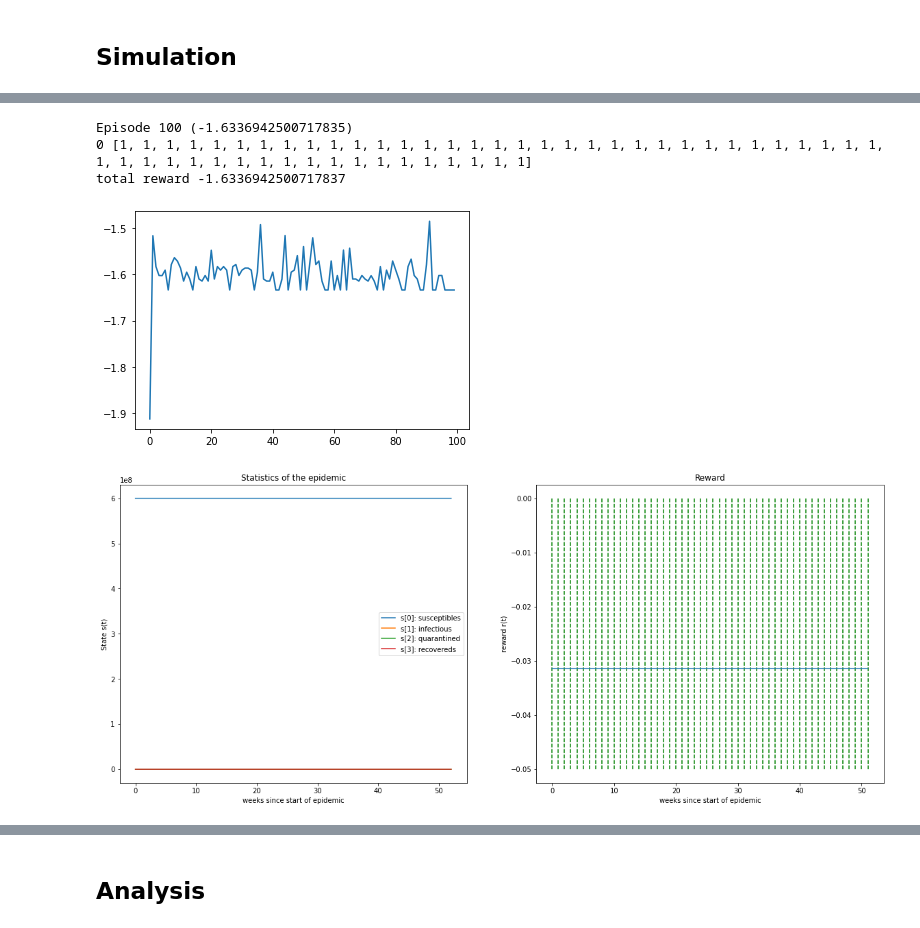
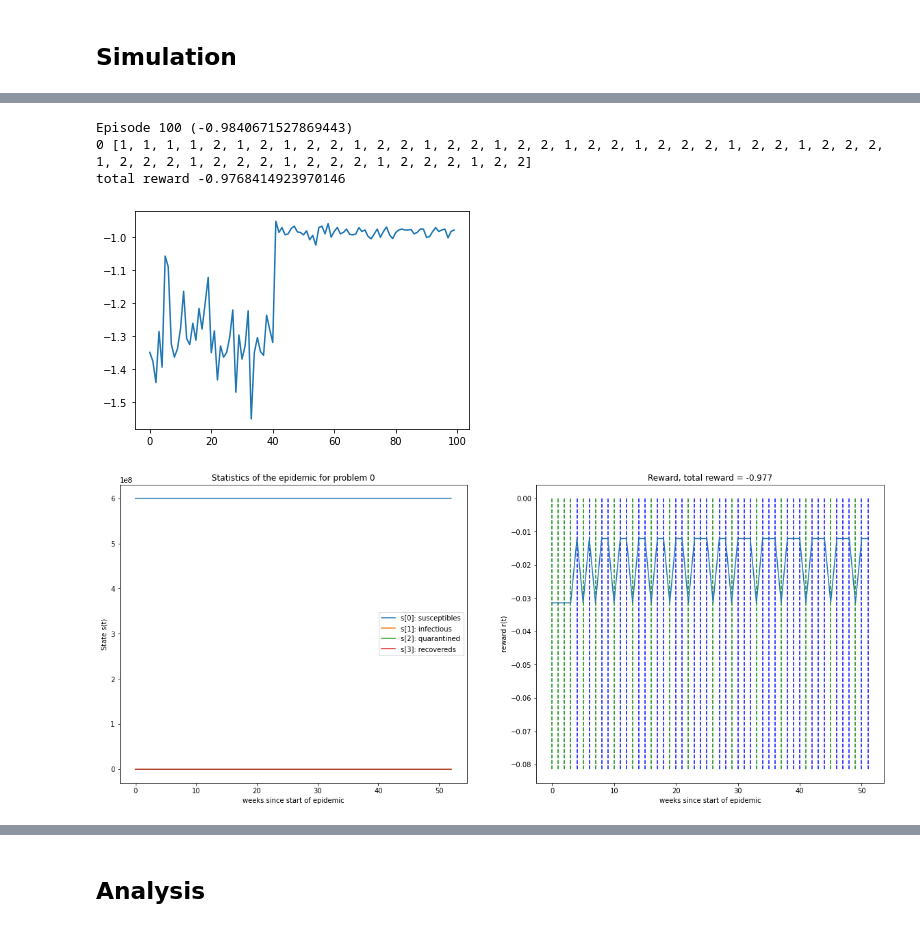
Before and after one commit to erolm-a/ai-coursework-2020, a Jupyter notebook: notebooks/run_qlearning_dl.ipynb, the cells around one changed output, grey strips where cells are left out. Drawn from its saved outputs; the diff is of its cells as text; code cells hidden in the pictures.

Commit message:
remake dql plots with new utils.py functions

```diff
--- a/notebooks/run_qlearning_dl.ipynb
+++ b/notebooks/run_qlearning_dl.ipynb
@@ -206,13 +191,13 @@ def evaluate(env, policy, full_eval=False, verbose=True, noisy=False):
 # %%
 approximator_dl = FunctionApproximator(hidden_layer_sizes=(4,), eta0=0.02)
-stats = q_learning(env, approximator_dl, 100, epsilon=0.05, epsilon_decay=.995, discount_factor=1)
+stats = q_learning(env, approximator_dl, 100, epsilon=0.1, epsilon_decay=.999, discount_factor=1)
 plt.plot(stats.episode_rewards)
-evaluate(env, approximator_dl)
+utils.evaluate(create_policy(approximator_dl, 0, 4))
 # %% [output]
-Episode 100 (-1.6336942500717835)
-0 [1, 1, 1, 1, 1, 1, 1, 1, 1, 1, 1, 1, 1, 1, 1, 1, 1, 1, 1, 1, 1, 1, 1, 1, 1, 1, 1, 1, 1, 1, 1, 1, 1, 1, 1, 1, 1, 1, 1, 1, 1, 1, 1, 1, 1, 1, 1, 1, 1, 1, 1, 1]
-total reward -1.6336942500717837
+Episode 100 (-0.9840671527869443)
+0 [1, 1, 1, 1, 2, 1, 2, 1, 2, 2, 1, 2, 2, 1, 2, 2, 1, 2, 2, 1, 2, 2, 1, 2, 2, 2, 1, 2, 2, 1, 2, 2, 2, 1, 2, 2, 2, 1, 2, 2, 2, 1, 2, 2, 2, 1, 2, 2, 2, 1, 2, 2]
+total reward -0.9768414923970146
-[figure, old version]
+[figure, new version]
-[figure, old version]
+[figure, new version]
 # %%
 approximator_dl = FunctionApproximator(hidden_layer_sizes=(4,), eta0=0.02)
```
Also changed, not shown: parts of 11 cells of this notebook.
